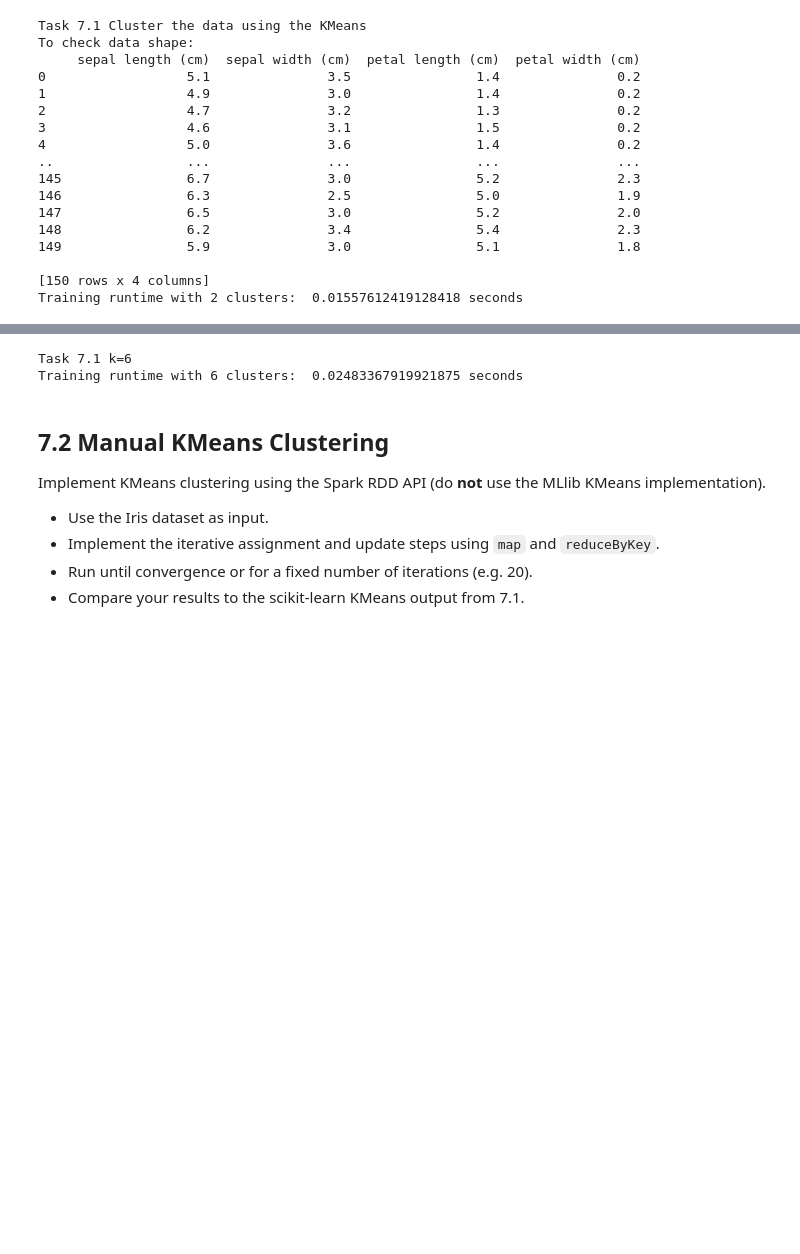
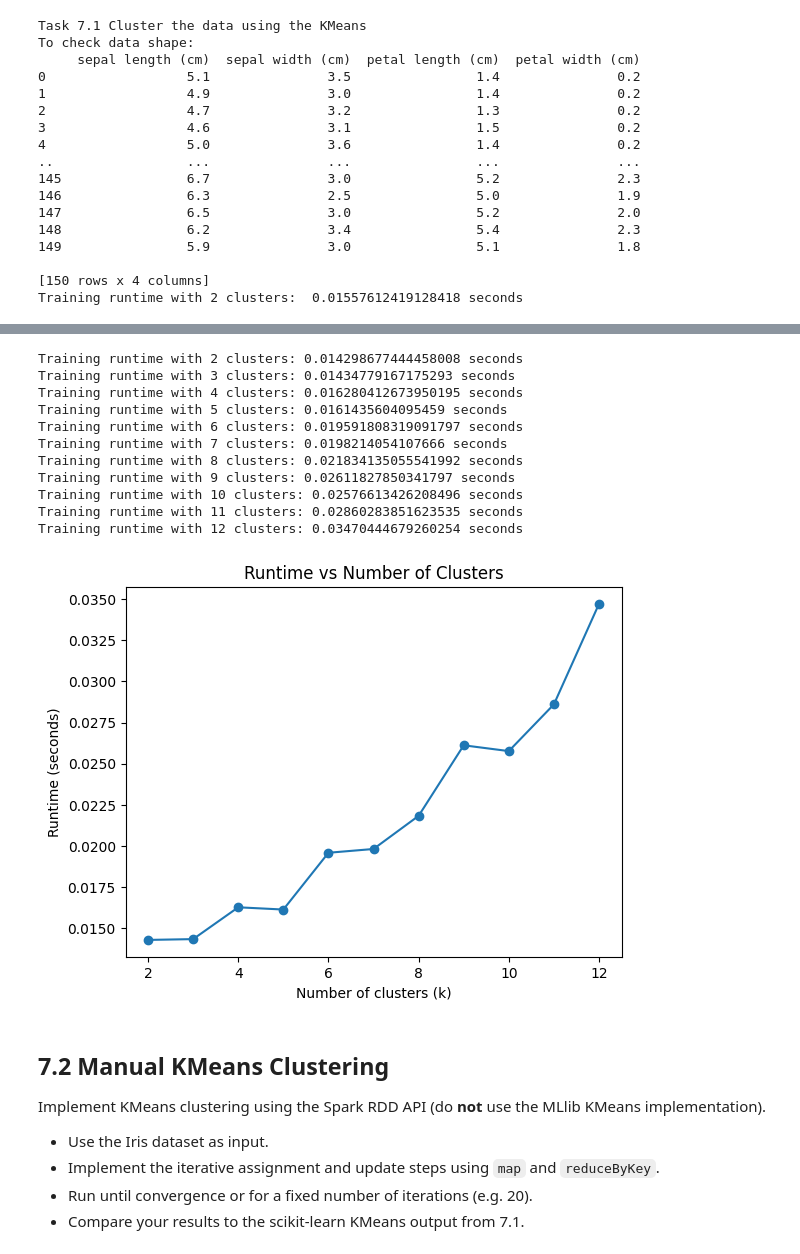
Before and after one commit to montassar03/AAML_Exercises, a Jupyter notebook: 06_KMeans/07_Kmeans.ipynb, the cells around one changed output, grey strips where cells are left out. Saved outputs shown, nothing was run; the diff lists cells and outputs as text; code cells hidden in the pictures; blank space fills up the shorter version.

```diff
--- a/06_KMeans/07_Kmeans.ipynb
+++ b/06_KMeans/07_Kmeans.ipynb
@@ -170,30 +89,42 @@ Training runtime with 5 clusters:  0.023250579833984375 seconds
-# %%
-# k = 6
-print("Task 7.1 k=6")
-import time
-from sklearn.cluster import KMeans
-
-# Use feature data
-X = iris_df[['sepal length (cm)', 'sepal width (cm)',
-             'petal length (cm)', 'petal width (cm)']]
-
-# Measure runtime
-# Start timing
-start_time = time.time()
-
-# Train KMeans model
-kmeans = KMeans(n_clusters=6, random_state=100, n_init=10)
-kmeans.fit(X)
-
-# End timing
-end_time = time.time()
-# Compute runtime
-runtime = end_time - start_time
-
-print("Training runtime with 6 clusters: ", runtime, "seconds")
-# %% [output]
-Task 7.1 k=6
-Training runtime with 6 clusters:  0.02483367919921875 seconds
+# %%
+import time
+from sklearn.cluster import KMeans
+import matplotlib.pyplot as plt
+
+k_values = [2,3,4,5,6,7,8,9,10,11,12]
+runtimes = []
+
+
+for k in k_values:
+    start_time = time.time()
+
+    kmeans = KMeans(n_clusters=k, random_state=42, n_init=10)
+    kmeans.fit(X)
+
+    end_time = time.time()
+    print("Training runtime with",k,"clusters:",(end_time - start_time), "seconds")
+
+    runtimes.append(end_time - start_time)
+
+# Plot
+plt.plot(k_values, runtimes, marker='o')
+plt.xlabel("Number of clusters (k)")
+plt.ylabel("Runtime (seconds)")
+plt.title("Runtime vs Number of Clusters")
+plt.show()
+# %% [output]
+Training runtime with 2 clusters: 0.014298677444458008 seconds
+Training runtime with 3 clusters: 0.01434779167175293 seconds
+Training runtime with 4 clusters: 0.016280412673950195 seconds
+Training runtime with 5 clusters: 0.0161435604095459 seconds
+Training runtime with 6 clusters: 0.019591808319091797 seconds
+Training runtime with 7 clusters: 0.0198214054107666 seconds
+Training runtime with 8 clusters: 0.021834135055541992 seconds
+Training runtime with 9 clusters: 0.02611827850341797 seconds
+Training runtime with 10 clusters: 0.02576613426208496 seconds
+Training runtime with 11 clusters: 0.02860283851623535 seconds
+Training runtime with 12 clusters: 0.03470444679260254 seconds
+[figure, added]
 # %% [markdown]
 ## 7.2 Manual KMeans Clustering
 
```
Also changed, not shown: parts of 3 cells of this notebook.
